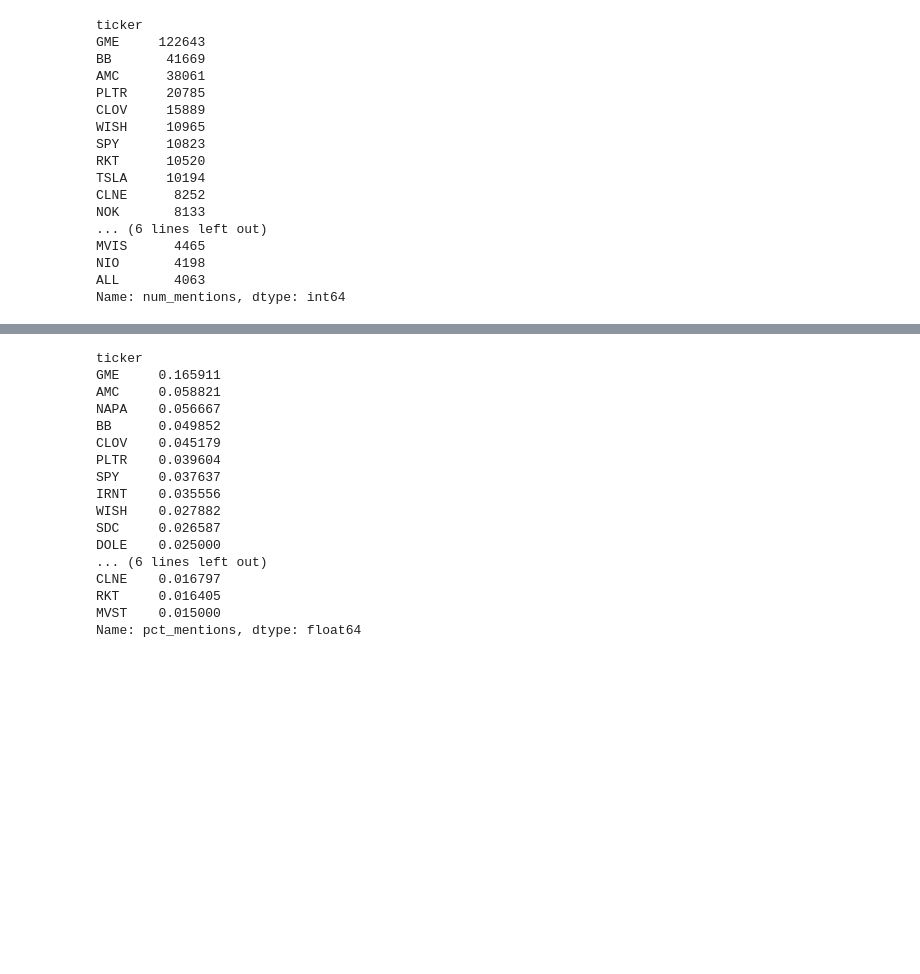
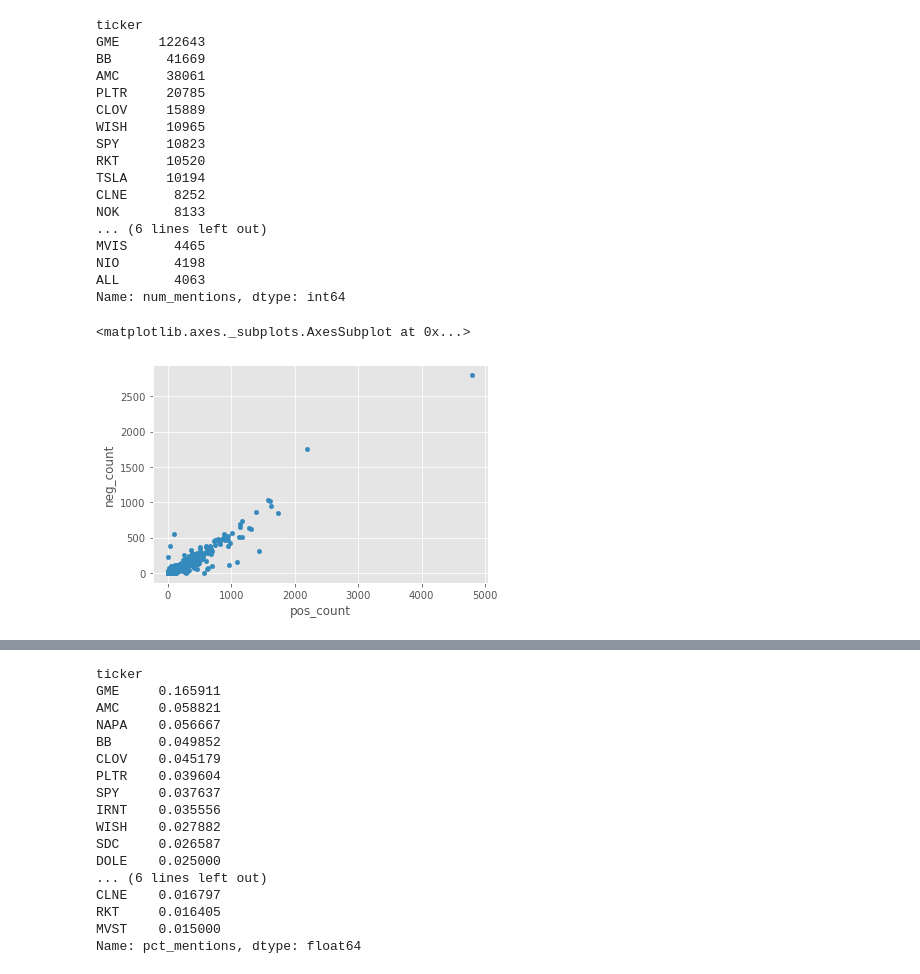
Before and after one commit to djhang99/Web-Scraping-Project-1-, a Jupyter notebook: WSB Analysis.ipynb, the cells around one changed output, grey strips where cells are left out. Saved outputs shown, nothing was run; the diff lists cells and outputs as text; code cells hidden in the pictures; blank space fills up the shorter version.

```diff
--- a/WSB Analysis.ipynb
+++ b/WSB Analysis.ipynb
@@ -30,3 +33,9 @@ MVIS      4465
 NIO       4198
 ALL       4063
 Name: num_mentions, dtype: int64
+# %%
+df_test = df[['pos_count','neg_count']]
+df_test.plot.scatter(x = 'pos_count', y = 'neg_count')
+# %% [output]
+<matplotlib.axes._subplots.AxesSubplot at 0x...>
+[figure, added]
```
Also changed, not shown: parts of 7 cells of this notebook, 2 other files.
